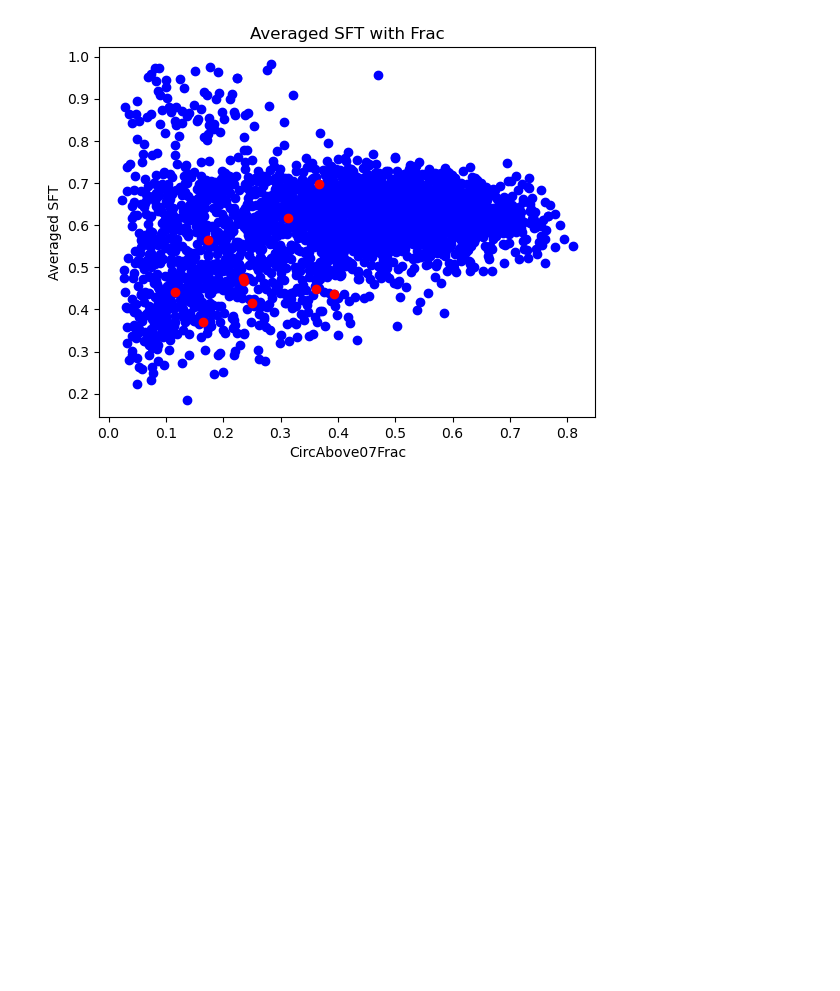
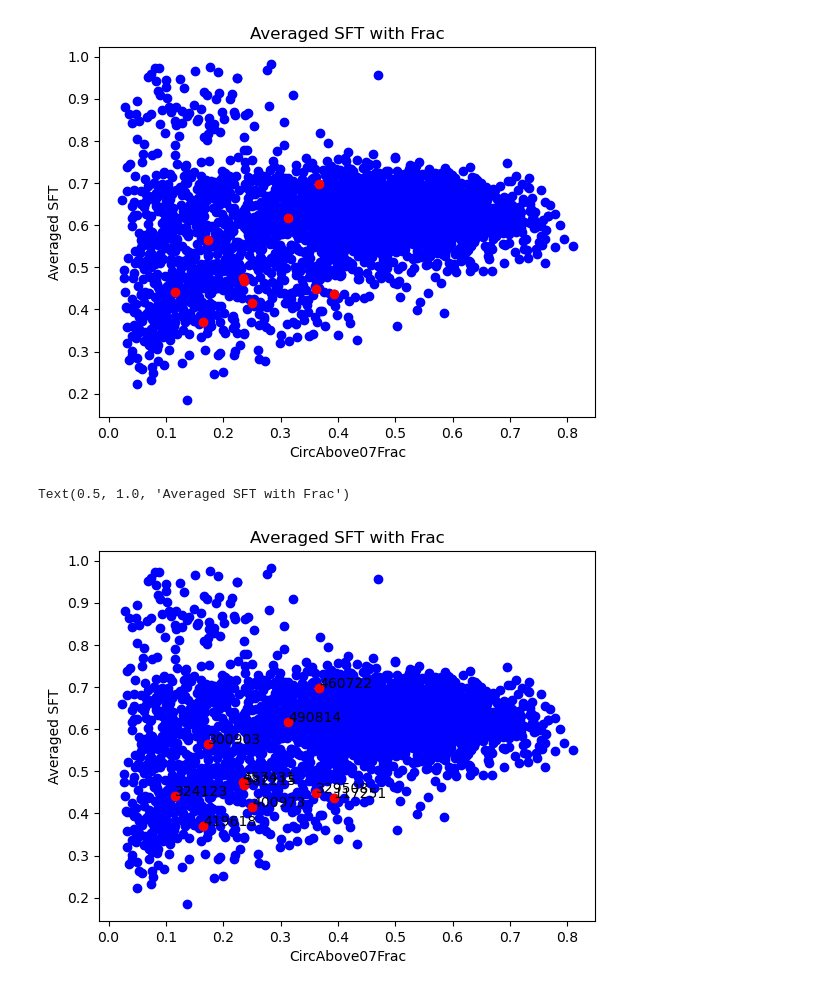
Before and after one commit to XingyaoCai/HI-Clumps, a Jupyter notebook: Loading_Galaxy_Type.ipynb, the cells around one changed output. Drawn from its saved outputs; the diff is of its cells as text; code cells hidden in the pictures; blank space fills up the shorter version.

```diff
--- a/Loading_Galaxy_Type.ipynb
+++ b/Loading_Galaxy_Type.ipynb
@@ -12,7 +12,7 @@ import os
 
 Snapshot_Init = 71
 Snapshot_End = 99
-Lbsg_Indcies_Array = np.array(
+Lbsg_Indices_Array = np.array(
     [117251, 300903, 324123, 329508, 382215, 400973, 419618, 457431, 460722, 490814]
 )
 
@@ -29,7 +29,7 @@ with h5py.File('stellar_circs.hdf5','r') as f:
     CircAbove07Frac = f['Snapshot_99/CircAbove07Frac'][()]
 # %%
 LBSG_Sub_Index=list()
-for target_subhalo_id in Lbsg_Indcies_Array:
+for target_subhalo_id in Lbsg_Indices_Array:
     w = np.where(SubfindID == target_subhalo_id)
     LBSG_Sub_Index.append(w[0][0])
     print('circ for subhalo: ', CircAbove07Frac[w])
@@ -83,7 +83,7 @@ for Subhalo_Id in tqdm(Galaxies_Indices):
                              [Stars_Indices]).sum()/Subhalo_Dict['Masses'][Stars_Indices].sum())
 # %%
 LBSG_Mass_Averaged_SFT=list()
-for Subhalo_Id in Lbsg_Indcies_Array:
+for Subhalo_Id in Lbsg_Indices_Array:
     Subhalo_Dict = il.snapshot.loadSubhalo(
         basePath, Current_Snapshot, Subhalo_Id, partType=4, fields=PartType4_Fields)
     if (len(Subhalo_Dict)) == 1:
@@ -100,3 +100,18 @@ plt.scatter(CircAbove07Frac[LBSG_Sub_Index],LBSG_Mass_Averaged_SFT,color='red')
 # %% [output]
 <matplotlib.collections.PathCollection at 0x...>
 [figure]
+# %%
+fig, ax = plt.subplots()
+
+ax.scatter(CircAbove07Frac[Sub_Index], Mass_Averaged_SFT, color='b')
+ax.scatter(CircAbove07Frac[LBSG_Sub_Index], LBSG_Mass_Averaged_SFT, color='red')
+
+for i, txt in enumerate(Lbsg_Indices_Array):
+    ax.annotate(txt, (CircAbove07Frac[LBSG_Sub_Index][i], LBSG_Mass_Averaged_SFT[i]))
+
+ax.set_xlabel('CircAbove07Frac')
+ax.set_ylabel('Averaged SFT')
+ax.set_title('Averaged SFT with Frac')
+# %% [output]
+Text(0.5, 1.0, 'Averaged SFT with Frac')
+[figure, added]
```
Also changed, not shown: 1 other file.
